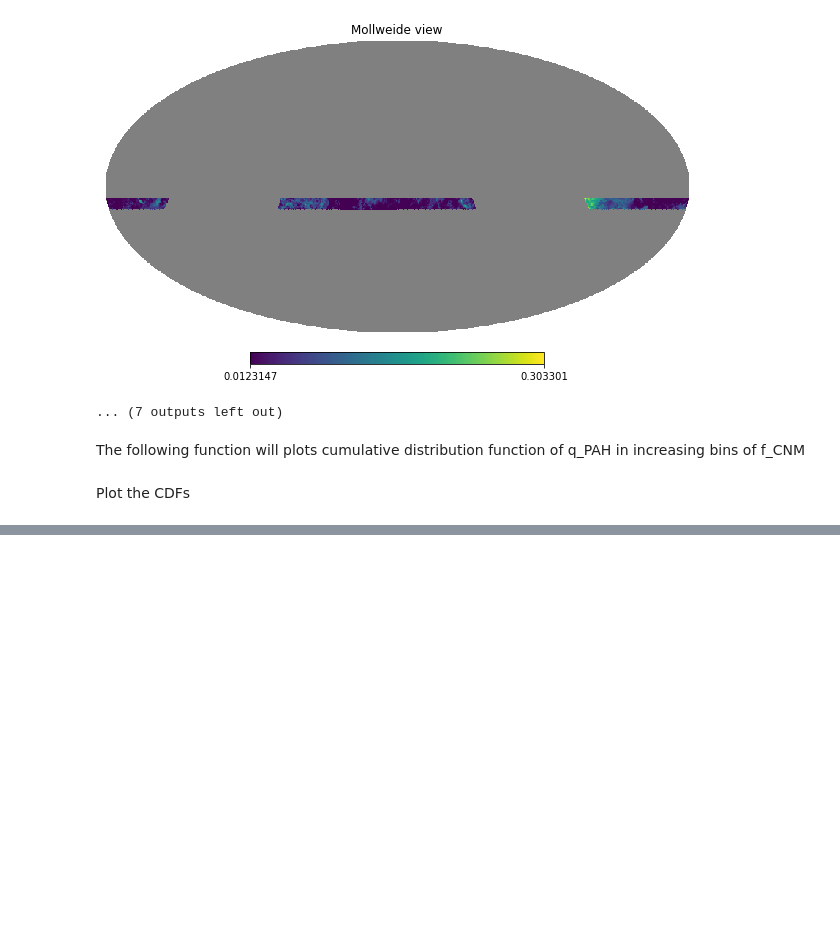
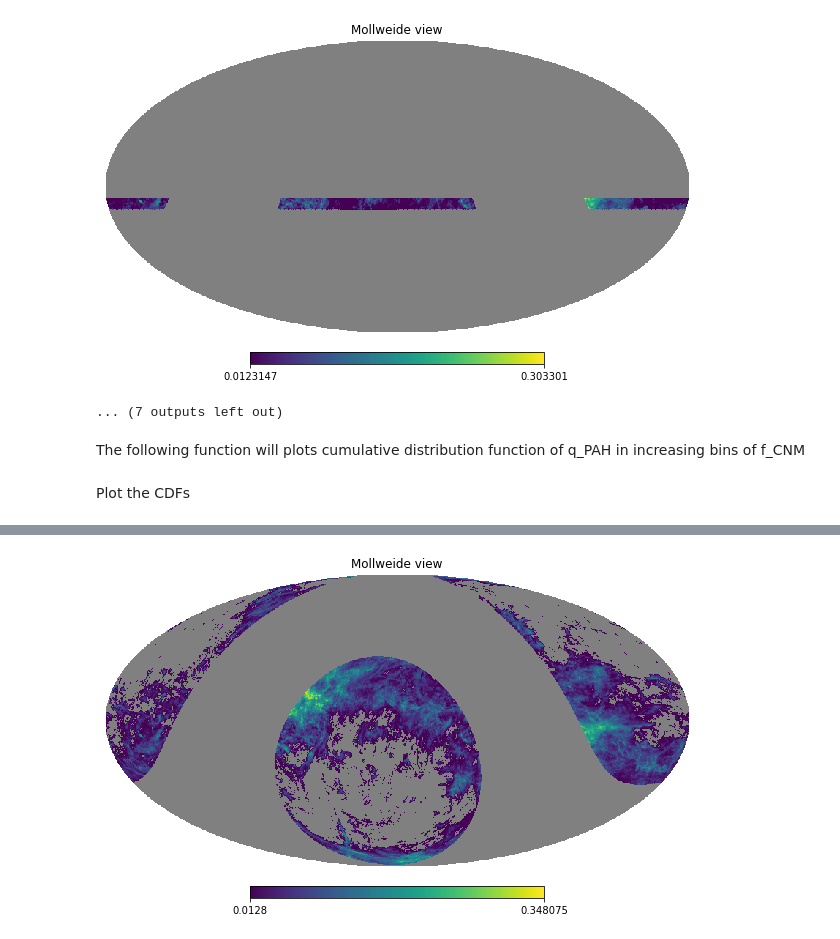
Before and after one commit to cmurray-astro/fcnm_pah_ame, a Jupyter notebook: qpah_bootstrap_example.ipynb, the cells around one changed output, grey strips where cells are left out. Drawn from its saved outputs; the diff is of its cells as text; code cells hidden in the pictures; blank space fills up the shorter version.

```diff
--- a/qpah_bootstrap_example.ipynb
+++ b/qpah_bootstrap_example.ipynb
@@ -269,0 +307,7 @@ Please use `tqdm.notebook.tqdm` instead of `tqdm.tqdm_notebook`
+# %%
+fcnm_hpx_ud2 = fcnm_hpx_ud.copy()
+fcnm_hpx_ud2[fcnm_hpx_ud2<0.0128] = np.nan
+# %%
+hp.mollview(fcnm_hpx_ud2)
+# %% [output]
+[figure, added]
```
Also changed, not shown: parts of 4 cells of this notebook.
